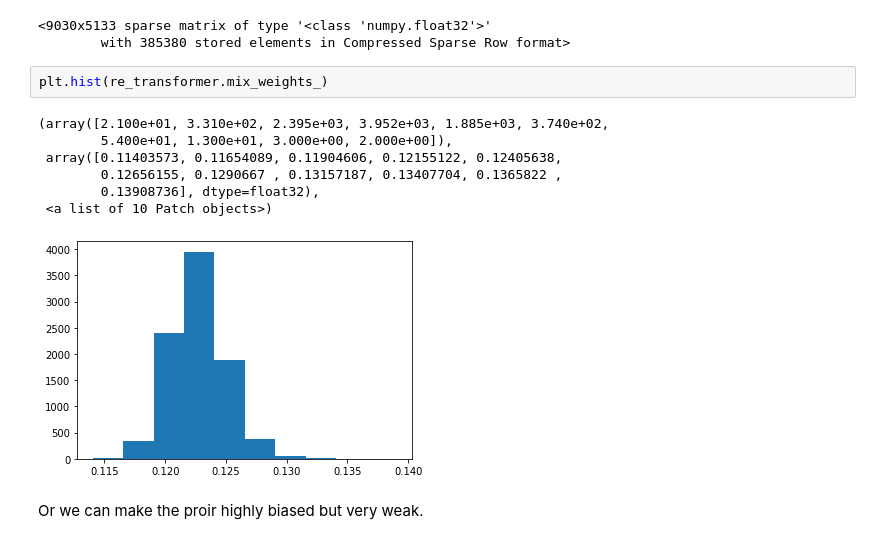
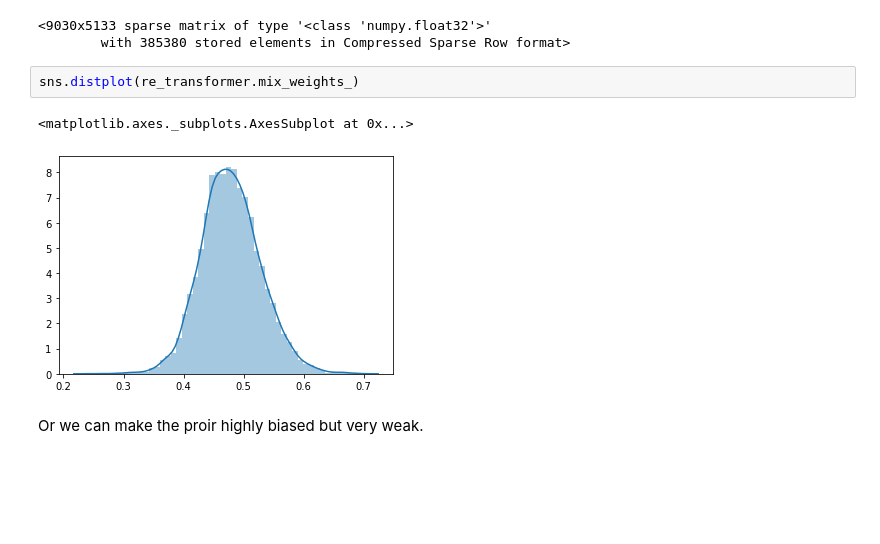
Before and after one commit to lmcinnes/TextMAP, a Jupyter notebook: doc/notebooks/TransformingCountMatricesParameters.ipynb, the cells around one changed output. Drawn from its saved outputs; the diff is of its cells as text; blank space fills up the shorter version.

Commit message:
Dist plot instead of hist plot

```diff
--- a/doc/notebooks/TransformingCountMatricesParameters.ipynb
+++ b/doc/notebooks/TransformingCountMatricesParameters.ipynb
@@ -325,15 +321,10 @@ Wall time: 2.03 s
 <9030x5133 sparse matrix of type '<class 'numpy.float32'>'
         with 385380 stored elements in Compressed Sparse Row format>
 # %%
-plt.hist(re_transformer.mix_weights_)
+sns.distplot(re_transformer.mix_weights_)
 # %% [output]
-(array([2.100e+01, 3.310e+02, 2.395e+03, 3.952e+03, 1.885e+03, 3.740e+02,
-        5.400e+01, 1.300e+01, 3.000e+00, 2.000e+00]),
- array([0.11403573, 0.11654089, 0.11904606, 0.12155122, 0.12405638,
-        0.12656155, 0.1290667 , 0.13157187, 0.13407704, 0.1365822 ,
-        0.13908736], dtype=float32),
- <a list of 10 Patch objects>)
+<matplotlib.axes._subplots.AxesSubplot at 0x...>
-[figure, old version]
+[figure, new version]
 # %% [markdown]
 Or we can make the proir highly biased but very weak.
 # %%
```
Also changed, not shown: parts of 3 cells of this notebook.
